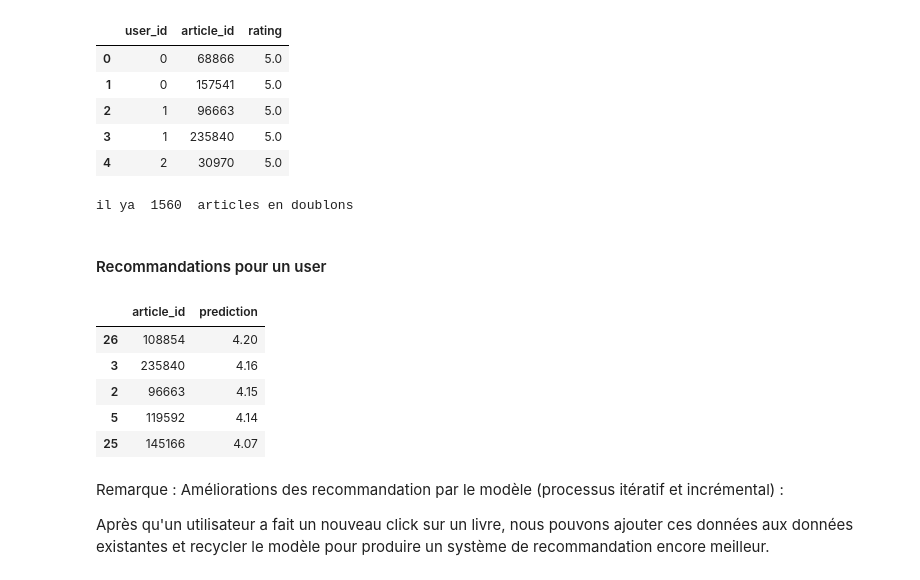
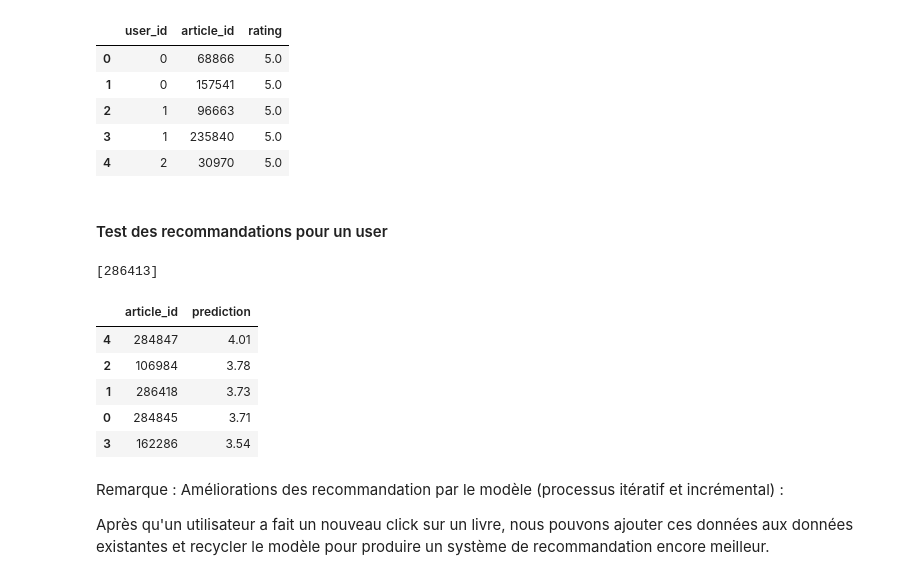
Before and after one commit to rocchdi/recommendation-system-with-azure, a Jupyter notebook: Notebook/RO_2_scripts_112022.ipynb, the cells around one changed output. Cells and saved outputs as stored; diff of their text form; code cells hidden in the pictures.

```diff
--- a/Notebook/RO_2_scripts_112022.ipynb
+++ b/Notebook/RO_2_scripts_112022.ipynb
@@ -537,0 +556,24 @@ Prediction(uid=10, iid=100, r_ui=None, est=3.6780464862730637, details={'was_imp
+# %%
+# calcul des users similaires et de leur preferences
+def similar_users(user_id,clicks,df2):
+
+    books_liked_by_user = [user_preference(user_id, clicks)]
+    print(books_liked_by_user)
+
+    df3 = df2[df2["user_id"] != user_id]
+    df3 = df3[df3["article_id"].isin(books_liked_by_user)]
+
+    similarusers = df3["user_id"]
+
+    df3 = df2[df2["user_id"].isin(similarusers)]
+
+    # les autres preferences des users similaires
+    df3 = df3[~df3["article_id"].isin(books_liked_by_user)]
+
+    return df3
+
+
+#test simlar_users
+user_id = 100
+ratings2 = similar_users(user_id,df_clicks,df_ratings)
+ratings2.head(5)
@@ -548,10 +596,6 @@ df_ratings.head(5)
 | 2 | 1 | 96663 | 5.0 |
 | 3 | 1 | 235840 | 5.0 |
 | 4 | 2 | 30970 | 5.0 |
-# %%
-print("il ya ",df_ratings['article_id'].duplicated().sum()," articles en doublons")
-# %% [output]
-il ya  1560  articles en doublons
 # %%
 #  generate recommandations for a user
 
@@ -578,23 +623,26 @@ def generate_recommendation(user_id, model, ratings):
 
     return df
 # %% [markdown]
-#### Recommandations pour un user
+#### Test des recommandations pour un user
 # %%
 # # Generates recommendations for user_id = 1000 based on the best predictions
 n=5
 
-data_rec = generate_recommendation(1000, svd, df_ratings)
+ratings = similar_users(user_id,df_clicks,df_ratings)
+
+data_rec = generate_recommendation(1000, svd, ratings)
 
 data_top = data_rec.sort_values("prediction", ascending=False).iloc[:n]
 
 data_top
 # %% [output]
+[286413]
 |  | article_id | prediction |
-| 26 | 108854 | 4.20 |
-| 3 | 235840 | 4.16 |
-| 2 | 96663 | 4.15 |
-| 5 | 119592 | 4.14 |
-| 25 | 145166 | 4.07 |
+| 4 | 284847 | 4.01 |
+| 2 | 106984 | 3.78 |
+| 1 | 286418 | 3.73 |
+| 0 | 284845 | 3.71 |
+| 3 | 162286 | 3.54 |
 # %% [markdown]
 Remarque : Améliorations des recommandation par le modèle (processus itératif et incrémental) :
 
```
Also changed, not shown: parts of 17 cells of this notebook.
